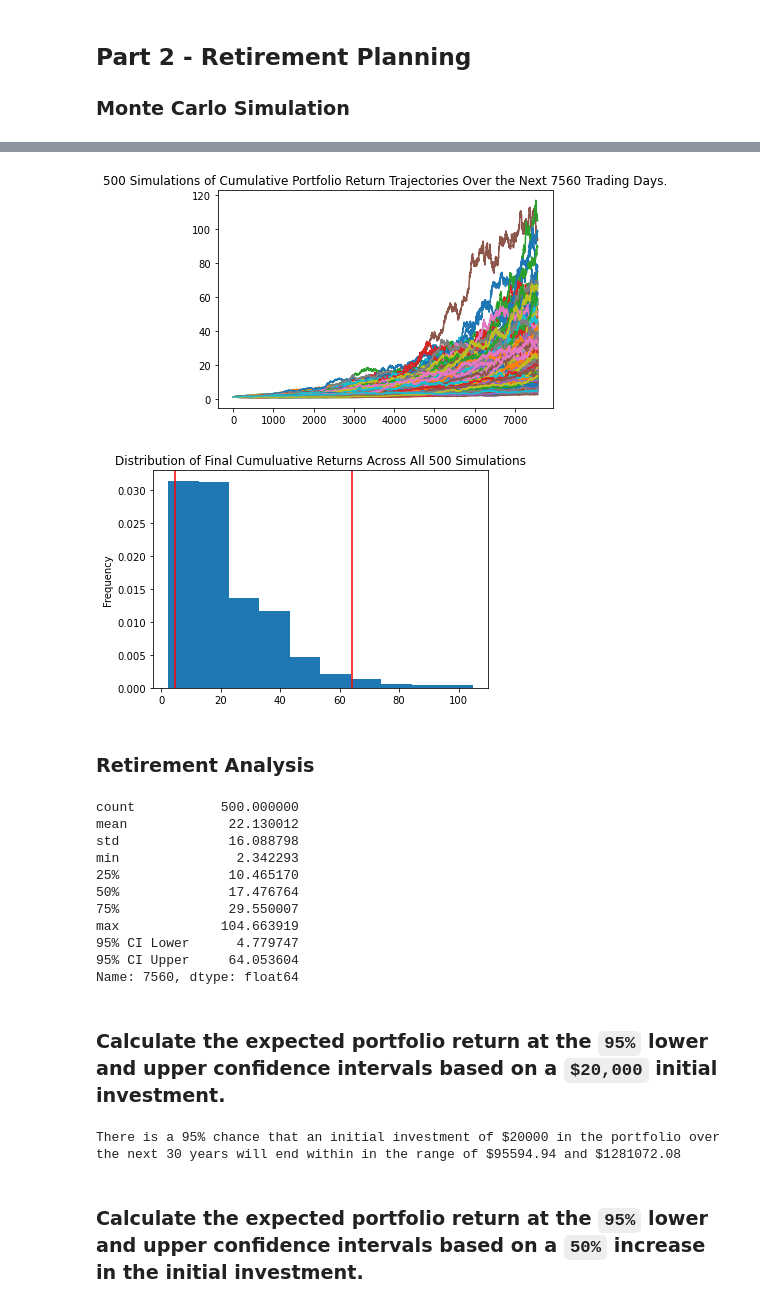
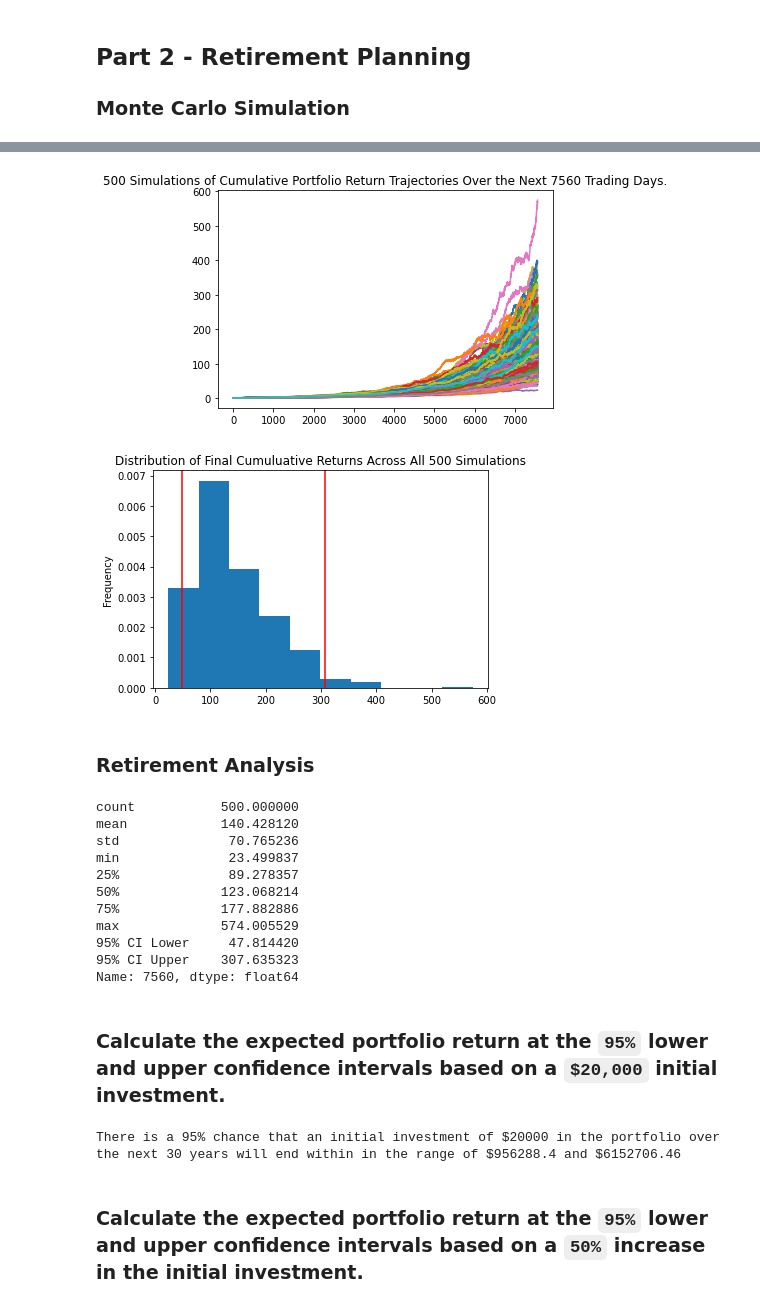
Before and after one commit to shanelk1/Financial_Planning, a Jupyter notebook: Instructions/Starter_Code/financial-planner.ipynb, the cells around one changed output, grey strips where cells are left out. Saved outputs shown, nothing was run; the diff lists cells and outputs as text; code cells hidden in the pictures.

```diff
--- a/Instructions/Starter_Code/financial-planner.ipynb
+++ b/Instructions/Starter_Code/financial-planner.ipynb
@@ -60,11 +72,12 @@ alpaca_api_key = os.getenv("ALPACA_API_KEY")
 alpaca_secret_key = os.getenv("ALPACA_SECRET_KEY")
 
 # Verify that Alpaca key and secret were correctly loaded
-print(f"Alpaca Key type: {type(alpaca_api_key)}")
-print(f"Alpaca Secret Key type: {type(alpaca_secret_key)}")
+#print(f"Alpaca Key type: {type(alpaca_api_key)}")
+#print(f"Alpaca Secret Key: {type(alpaca_secret_key)}")
 
 # Create the Alpaca API object
-alpaca = tradeapi.REST(
+api = tradeapi.REST(
     alpaca_api_key,
     alpaca_secret_key,
-    api_version="v2")
+    api_version="v2"
+)
@@ -175,7 +182,12 @@ end_date = pd.Timestamp('2021-05-01', tz='America/New_York').isoformat()
 # %%
 # Get 5 years' worth of historical data for SPY and AGG
 # (use a limit=1000 parameter to call the most recent 1000 days of data)
-# YOUR CODE HERE!
+df_stock_data = api.get_barset(
+    tickers,
+    timeframe,
+    start = start_date,
+    end = end_date
+).df
 
 # Display sample data
 df_stock_data.head()
@@ -190,0 +203,8 @@ df_stock_data.head()
+# %%
+# Configuring a Monte Carlo simulation to forecast 30 years cumulative returns
+MC_thirty_year = MCSimulation(
+    portfolio_data = df_stock_data,
+    weights = [.40, .60],
+    num_simulation = 500,
+    num_trading_days = 252*30
+)
@@ -240,32 +268,32 @@ Running Monte Carlo simulation number 490.
 # %%
 # Plot simulation outcomes
-# YOUR CODE HERE!
+line_plot = MC_thirty_year.plot_simulation()
 # %% [output]
-[figure, old version]
+[figure, new version]
 # %%
 # Plot probability distribution and confidence intervals
-# YOUR CODE HERE!
+dist_plot = MC_thirty_year.plot_distribution()
 # %% [output]
-[figure, old version]
+[figure, new version]
 # %% [markdown]
 ### Retirement Analysis
 # %%
 # Fetch summary statistics from the Monte Carlo simulation results
-# YOUR CODE HERE!
+tbl = MC_thirty_year.summarize_cumulative_return()
 
 # Print summary statistics
-# YOUR CODE HERE!
+print(tbl)
 # %% [output]
 count           500.000000
-mean             22.130012
-std              16.088798
-min               2.342293
-25%              10.465170
-50%              17.476764
-75%              29.550007
-max             104.663919
-95% CI Lower      4.779747
-95% CI Upper     64.053604
+mean            140.428120
+std              70.765236
+min              23.499837
+25%              89.278357
+50%             123.068214
+75%             177.882886
+max             574.005529
+95% CI Lower     47.814420
+95% CI Upper    307.635323
 Name: 7560, dtype: float64
 # %% [markdown]
 ### Calculate the expected portfolio return at the `95%` lower and upper confidence intervals based on a `$20,000` initial investment.
@@ -274,14 +302,15 @@ Name: 7560, dtype: float64
 initial_investment = 20000
 
 # Use the lower and upper `95%` confidence intervals to calculate the range of the possible outcomes of our $20,000
-# YOUR CODE HERE!
+ci_lower = round(tbl[8]*initial_investment,2)
+ci_upper = round(tbl[9]*initial_investment,2)
 
 # Print results
 print(f"There is a 95% chance that an initial investment of ${initial_investment} in the portfolio"
       f" over the next 30 years will end within in the range of"
       f" ${ci_lower} and ${ci_upper}")
 # %% [output]
-There is a 95% chance that an initial investment of $20000 in the portfolio over the next 30 years will end within in the range of $95594.94 and $1281072.08
+There is a 95% chance that an initial investment of $20000 in the portfolio over the next 30 years will end within in the range of $956288.4 and $6152706.46
 # %% [markdown]
 ### Calculate the expected portfolio return at the `95%` lower and upper confidence intervals based on a `50%` increase in the initial investment.
 # %%
```
Also changed, not shown: parts of 33 cells of this notebook, 3 other files.
